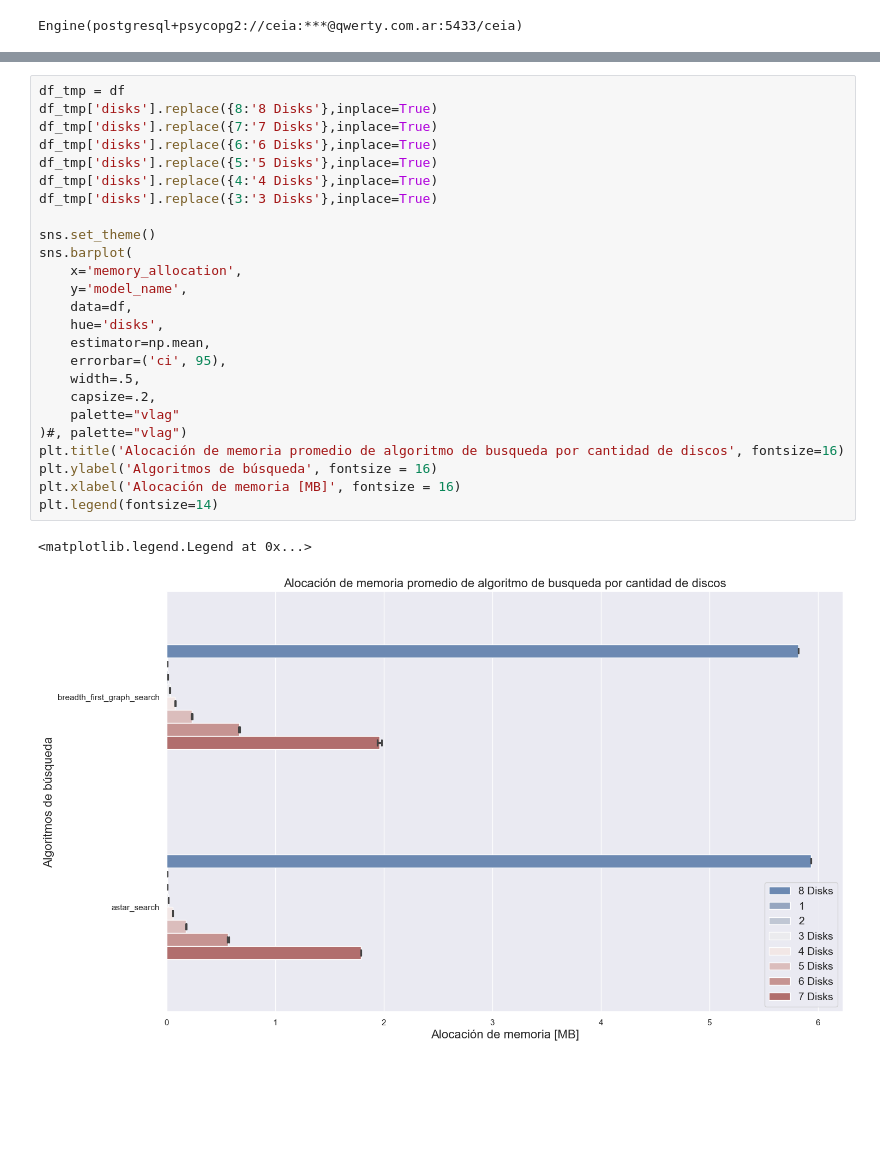
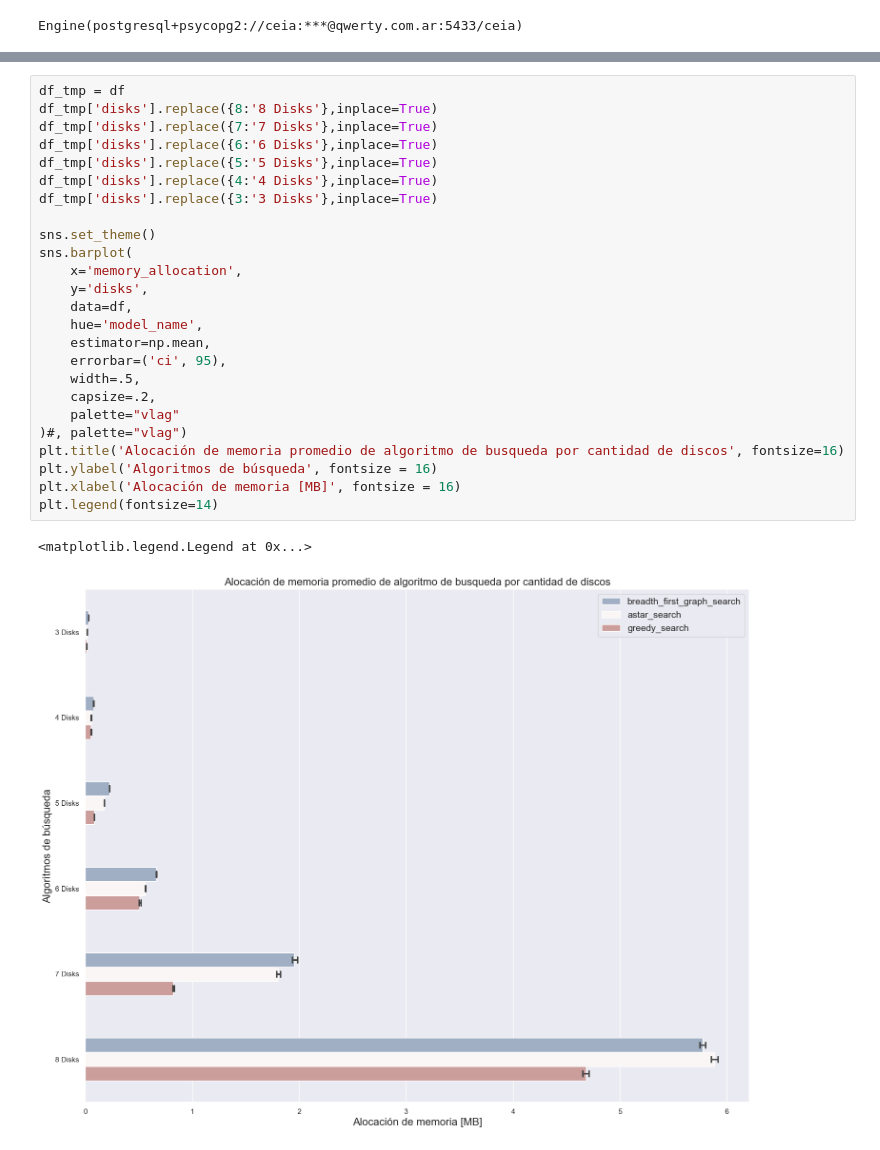
Before and after one commit to FIUBA-CEIA-18Co2024/IIA-TP1, a Jupyter notebook: IIA TP1 - Data Analisis .ipynb, the cells around one changed output, grey strips where cells are left out. Cells and saved outputs as stored; diff of their text form; blank space fills up the shorter version.

```diff
--- a/IIA TP1 - Data Analisis .ipynb
+++ b/IIA TP1 - Data Analisis .ipynb
@@ -200,31 +195,31 @@ For example, when doing 'df[col].method(value, inplace=True)', try using 'df.met
 # %%
 df_tmp = df
 df_tmp['disks'].replace({8:'8 Disks'},inplace=True)
 df_tmp['disks'].replace({7:'7 Disks'},inplace=True)
 df_tmp['disks'].replace({6:'6 Disks'},inplace=True)
 df_tmp['disks'].replace({5:'5 Disks'},inplace=True)
 df_tmp['disks'].replace({4:'4 Disks'},inplace=True)
 df_tmp['disks'].replace({3:'3 Disks'},inplace=True)
 
 sns.set_theme()
 sns.barplot(
     x='memory_allocation',
-    y='model_name',
+    y='disks',
     data=df,
-    hue='disks',
+    hue='model_name',
     estimator=np.mean,
     errorbar=('ci', 95),
     width=.5,
     capsize=.2,
     palette="vlag"
 )#, palette="vlag")
 plt.title('Alocación de memoria promedio de algoritmo de busqueda por cantidad de discos', fontsize=16)
 plt.ylabel('Algoritmos de búsqueda', fontsize = 16)
 plt.xlabel('Alocación de memoria [MB]', fontsize = 16)
 plt.legend(fontsize=14)
 # %% [output]
 <matplotlib.legend.Legend at 0x...>
-[figure, old version]
+[figure, new version]
 # %%
 sns.set(rc={'figure.figsize':(18,14)})
 ax = sns.barplot(
```
Also changed, not shown: parts of 14 cells of this notebook.
